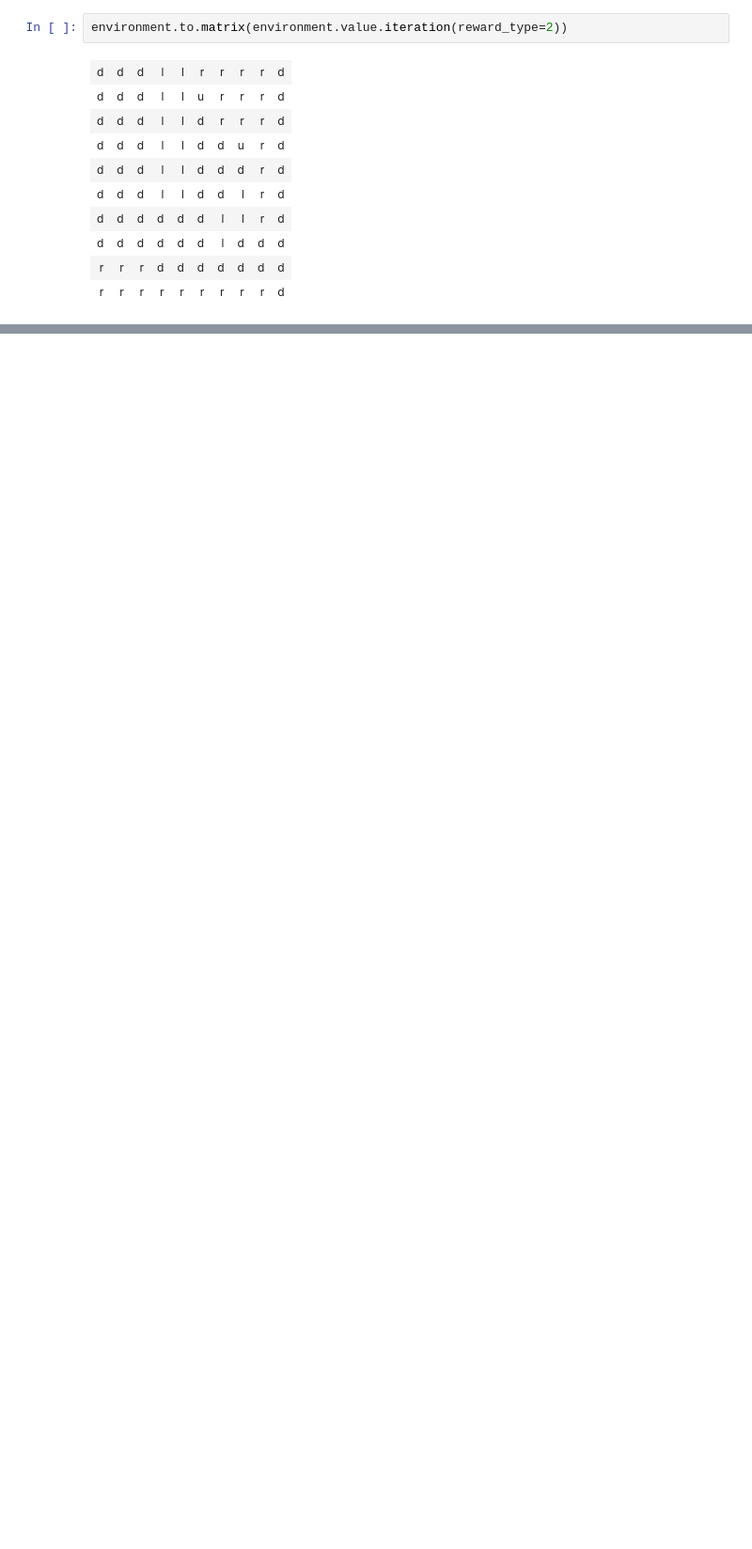
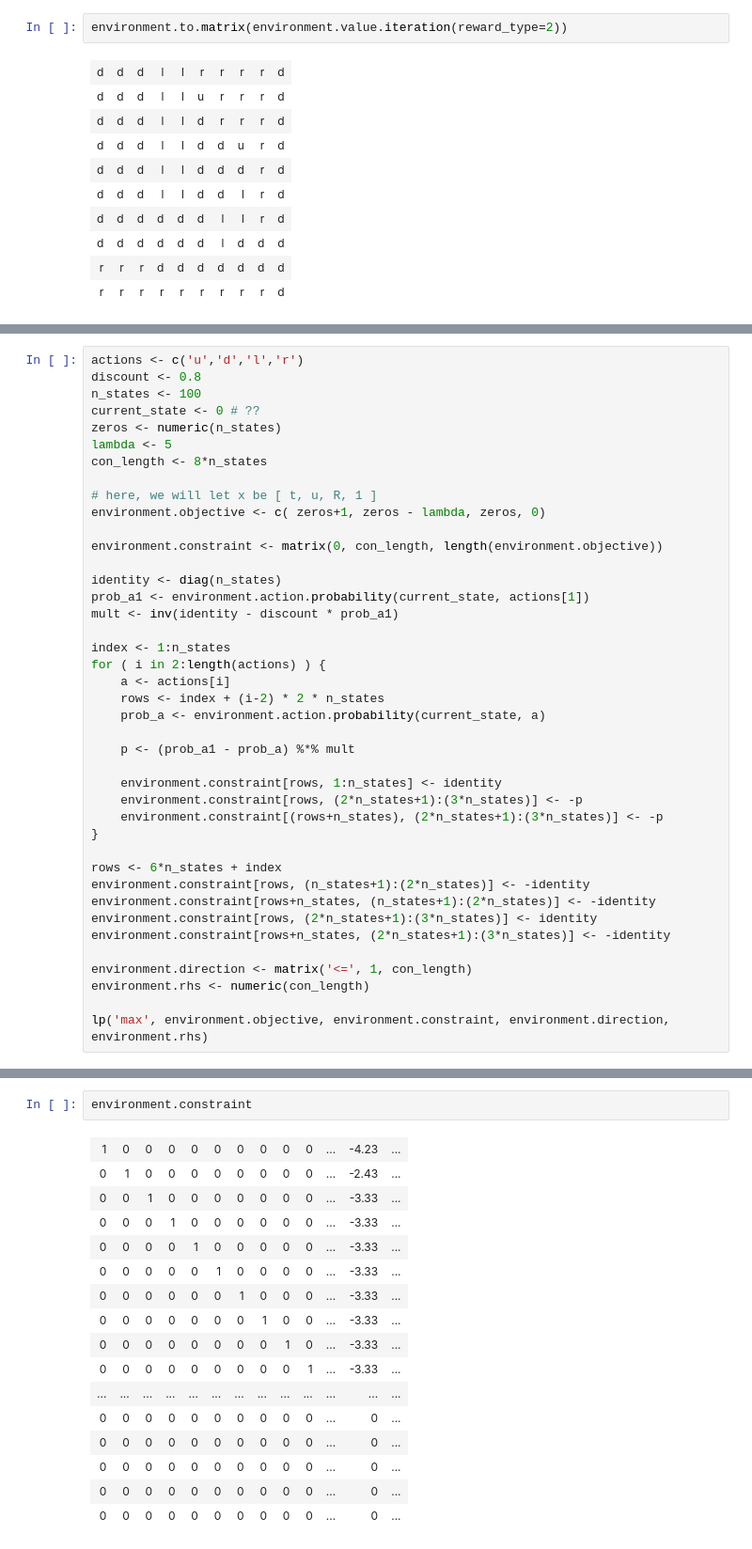
Before and after one commit to jimmery/SocialGraphs, a Jupyter notebook: Proj 3/Project 3 Environment Start.ipynb, the cells around one changed output, grey strips where cells are left out. Shown: that part at 94% size. Cells and saved outputs as stored; diff of their text form; blank space fills up the shorter version.

```diff
--- a/Proj 3/Project 3 Environment Start.ipynb
+++ b/Proj 3/Project 3 Environment Start.ipynb
@@ -227,0 +236,41 @@ environment.to.matrix(environment.value.iteration(reward_type=2))
+# %%
+actions <- c('u','d','l','r')
+discount <- 0.8
+n_states <- 100
+current_state <- 0 # ??
+zeros <- numeric(n_states)
+lambda <- 5
+con_length <- 8*n_states
+
+# here, we will let x be [ t, u, R, 1 ]
+environment.objective <- c( zeros+1, zeros - lambda, zeros, 0)
+
+environment.constraint <- matrix(0, con_length, length(environment.objective))
+
+identity <- diag(n_states)
+prob_a1 <- environment.action.probability(current_state, actions[1])
+mult <- inv(identity - discount * prob_a1)
+
+index <- 1:n_states
+for ( i in 2:length(actions) ) {
+    a <- actions[i]
+    rows <- index + (i-2) * 2 * n_states
+    prob_a <- environment.action.probability(current_state, a)
+
+    p <- (prob_a1 - prob_a) %*% mult
+
+    environment.constraint[rows, 1:n_states] <- identity
+    environment.constraint[rows, (2*n_states+1):(3*n_states)] <- -p
+    environment.constraint[(rows+n_states), (2*n_states+1):(3*n_states)] <- -p
+}
+
+rows <- 6*n_states + index
+environment.constraint[rows, (n_states+1):(2*n_states)] <- -identity
+environment.constraint[rows+n_states, (n_states+1):(2*n_states)] <- -identity
+environment.constraint[rows, (2*n_states+1):(3*n_states)] <- identity
+environment.constraint[rows+n_states, (2*n_states+1):(3*n_states)] <- -identity
+
+environment.direction <- matrix('<=', 1, con_length)
+environment.rhs <- numeric(con_length)
+
+lp('max', environment.objective, environment.constraint, environment.direction, environment.rhs)
@@ -227,0 +279,19 @@ environment.to.matrix(environment.value.iteration(reward_type=2))
+# %%
+environment.constraint
+# %% [output]
+| 1 | 0 | 0 | 0 | 0 | 0 | 0 | 0 | 0 | 0 | ... | -4.23 | ... |
+| 0 | 1 | 0 | 0 | 0 | 0 | 0 | 0 | 0 | 0 | ... | -2.43 | ... |
+| 0 | 0 | 1 | 0 | 0 | 0 | 0 | 0 | 0 | 0 | ... | -3.33 | ... |
+| 0 | 0 | 0 | 1 | 0 | 0 | 0 | 0 | 0 | 0 | ... | -3.33 | ... |
+| 0 | 0 | 0 | 0 | 1 | 0 | 0 | 0 | 0 | 0 | ... | -3.33 | ... |
+| 0 | 0 | 0 | 0 | 0 | 1 | 0 | 0 | 0 | 0 | ... | -3.33 | ... |
+| 0 | 0 | 0 | 0 | 0 | 0 | 1 | 0 | 0 | 0 | ... | -3.33 | ... |
+| 0 | 0 | 0 | 0 | 0 | 0 | 0 | 1 | 0 | 0 | ... | -3.33 | ... |
+| 0 | 0 | 0 | 0 | 0 | 0 | 0 | 0 | 1 | 0 | ... | -3.33 | ... |
+| 0 | 0 | 0 | 0 | 0 | 0 | 0 | 0 | 0 | 1 | ... | -3.33 | ... |
+| ... | ... | ... | ... | ... | ... | ... | ... | ... | ... | ... | ... | ... |
+| 0 | 0 | 0 | 0 | 0 | 0 | 0 | 0 | 0 | 0 | ... | 0 | ... |
+| 0 | 0 | 0 | 0 | 0 | 0 | 0 | 0 | 0 | 0 | ... | 0 | ... |
+| 0 | 0 | 0 | 0 | 0 | 0 | 0 | 0 | 0 | 0 | ... | 0 | ... |
+| 0 | 0 | 0 | 0 | 0 | 0 | 0 | 0 | 0 | 0 | ... | 0 | ... |
+| 0 | 0 | 0 | 0 | 0 | 0 | 0 | 0 | 0 | 0 | ... | 0 | ... |
```
Also changed, not shown: parts of 16 cells of this notebook, 1 other file.
